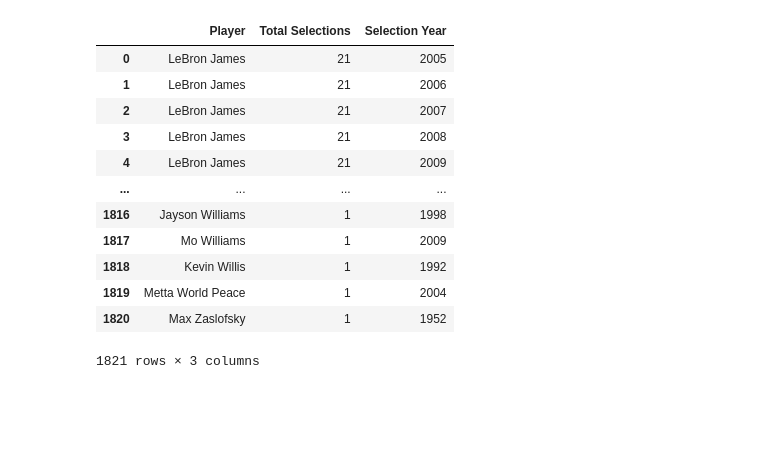
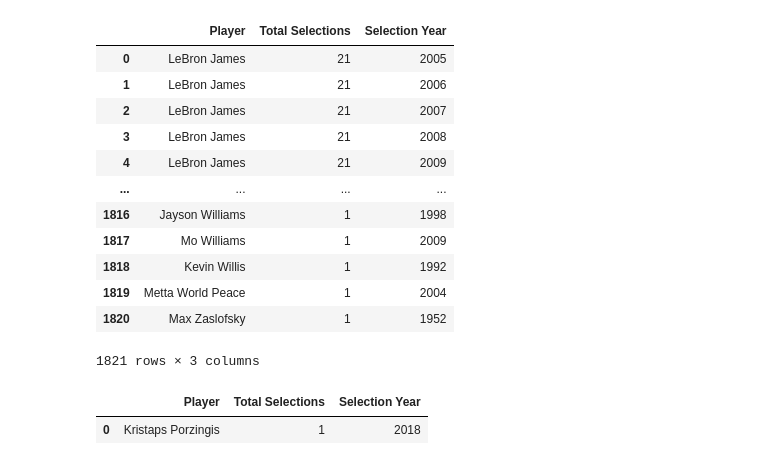
Before and after one commit to dejiandrew/nba-award-predictor, a Jupyter notebook: notebooks/create_features.ipynb, the cells around one changed output. Saved outputs shown, nothing was run; the diff lists cells and outputs as text; code cells hidden in the pictures; blank space fills up the shorter version.

Commit message:
remove accents

```diff
--- a/notebooks/create_features.ipynb
+++ b/notebooks/create_features.ipynb
@@ -243,6 +243,37 @@ nba_all_stars_df
 # %%
 import pandas as pd
 import duckdb
+import unicodedata
+
+def remove_accents(text):
+    """
+    Remove accent marks from input text while preserving the base characters.
+    Also handles special characters like Đ/đ.
+
+    Example:
+    "Nikola Đurišić" -> "Nikola Durisic"
+    """
+    # First, handle special characters that need specific replacements
+    special_chars = {
+        'Đ': 'D', 'đ': 'd',  # Serbian/Croatian D with stroke
+        'Ł': 'L', 'ł': 'l',  # Polish L with stroke
+        'Ø': 'O', 'ø': 'o',  # Danish/Norwegian O with stroke
+        'Ŧ': 'T', 'ŧ': 't',  # Sami T with stroke
+        'Æ': 'AE', 'æ': 'ae',  # Æ/æ ligature
+        'Œ': 'OE', 'œ': 'oe',  # Œ/œ ligature
+        'ß': 'ss',  # German eszett
+    }
+
+    for char, replacement in special_chars.items():
+        text = text.replace(char, replacement)
+
+    # Normalize the text to decompose characters into base character and accent mark
+    normalized_text = unicodedata.normalize('NFKD', text)
+
+    # Filter out the non-spacing marks (accent marks)
+    result = ''.join(c for c in normalized_text if not unicodedata.category(c).startswith('Mn'))
+
+    return result
 
 def expand_selection_years(selection_years_string):
     '''
@@ -308,6 +339,7 @@ def process_nba_all_stars(csv_file):
     nba_all_stars_df["Selection Years"] = nba_all_stars_df["Selections"].apply(lambda x: expand_selection_years(x))
     nba_all_stars_df = nba_all_stars_df[['Player', 'Total Selections', 'Selection Years']]
     nba_all_stars_df = nba_all_stars_df.explode('Selection Years').reset_index(drop=True).rename(columns={'Selection Years':'Selection Year'})
+    nba_all_stars_df ["Player"] = nba_all_stars_df["Player"].apply(remove_accents)
 
     return nba_all_stars_df
 
@@ -328,3 +360,14 @@ nba_all_stars_df
 | 1819 | Metta World Peace | 1 | 2004 |
 | 1820 | Max Zaslofsky | 1 | 1952 |
 1821 rows × 3 columns
+# %%
+query = """
+SELECT * FROM nba_all_stars_df
+WHERE Player LIKE '%Kristaps%'
+
+"""
+
+duckdb.query(query).df()
+# %% [output]
+|  | Player | Total Selections | Selection Year |
+| 0 | Kristaps Porzingis | 1 | 2018 |
```
